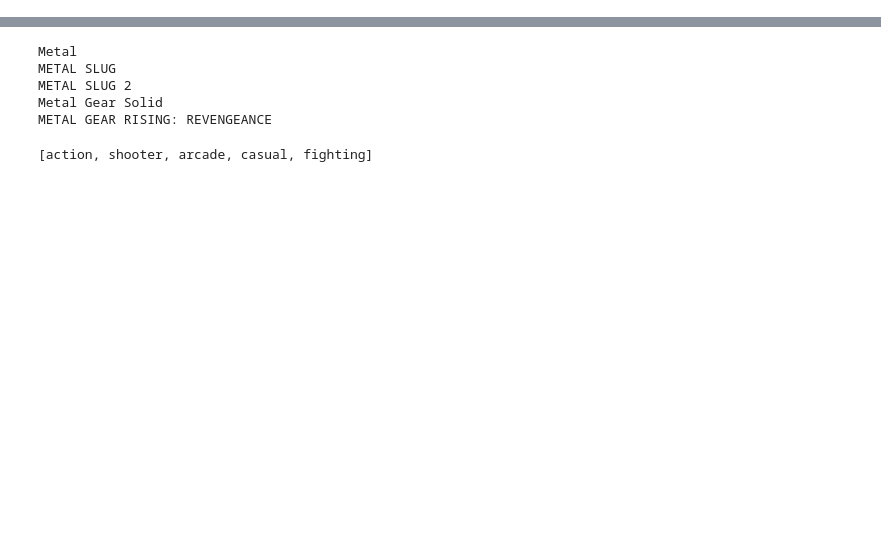
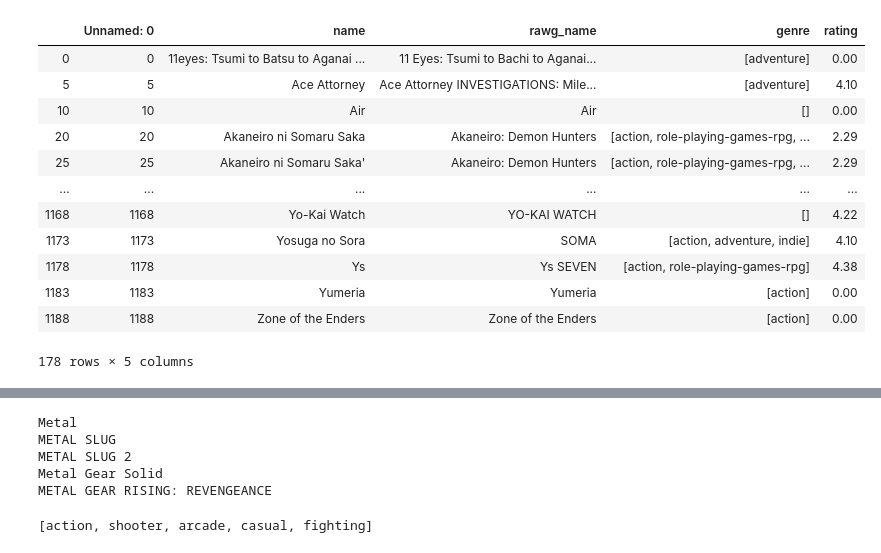
Before and after one commit to pcaudilla/ETL-Project, a Jupyter notebook: anime-etl/ETL-Project-movie-API.ipynb, the cells around one changed output, grey strips where cells are left out. Cells and saved outputs as stored; diff of their text form; code cells hidden in the pictures; blank space fills up the shorter version.

```diff
--- a/anime-etl/ETL-Project-movie-API.ipynb
+++ b/anime-etl/ETL-Project-movie-API.ipynb
@@ -20,0 +281,2 @@ browser.visit(pic_url)
+# %%
+reduce_2 = df_2.drop_duplicates(['name'])
@@ -21,3 +299,19 @@ browser.visit(pic_url)
+# %%
+reduce_2
+# %% [output]
+|  | Unnamed: 0 | name | rawg_name | genre | rating |
+| 0 | 0 | 11eyes: Tsumi to Batsu to Aganai ... | 11 Eyes: Tsumi to Bachi to Aganai... | [adventure] | 0.00 |
+| 5 | 5 | Ace Attorney | Ace Attorney INVESTIGATIONS: Mile... | [adventure] | 4.10 |
+| 10 | 10 | Air | Air | [] | 0.00 |
+| 20 | 20 | Akaneiro ni Somaru Saka | Akaneiro: Demon Hunters | [action, role-playing-games-rpg, ... | 2.29 |
+| 25 | 25 | Akaneiro ni Somaru Saka' | Akaneiro: Demon Hunters | [action, role-playing-games-rpg, ... | 2.29 |
+| ... | ... | ... | ... | ... | ... |
+| 1168 | 1168 | Yo-Kai Watch | YO-KAI WATCH | [] | 4.22 |
+| 1173 | 1173 | Yosuga no Sora | SOMA | [action, adventure, indie] | 4.10 |
+| 1178 | 1178 | Ys | Ys SEVEN | [action, role-playing-games-rpg] | 4.38 |
+| 1183 | 1183 | Yumeria | Yumeria | [action] | 0.00 |
+| 1188 | 1188 | Zone of the Enders | Zone of the Enders | [action] | 0.00 |
+178 rows × 5 columns
 # %%
 rawg = rawgpy.RAWG("User-Agent, Student datascrape project")
 results = rawg.search("metal")
```
Also changed, not shown: parts of 34 cells of this notebook.
